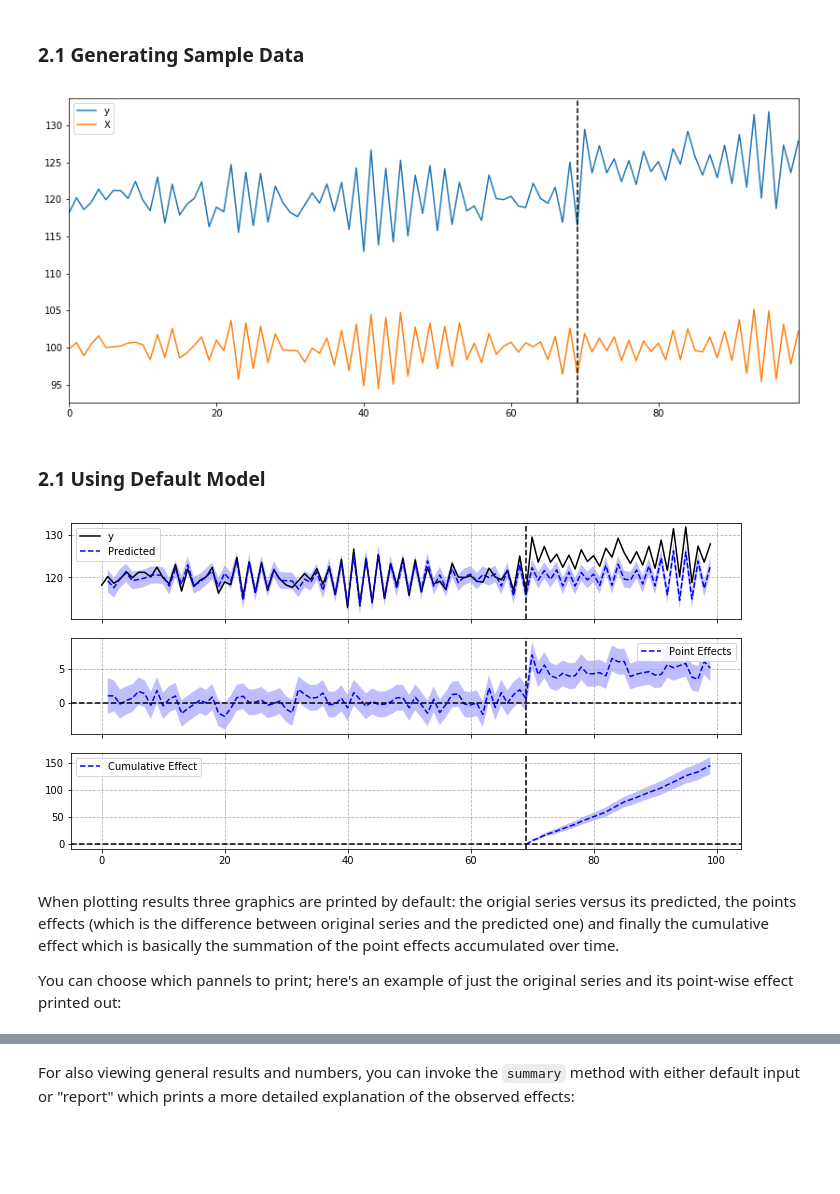
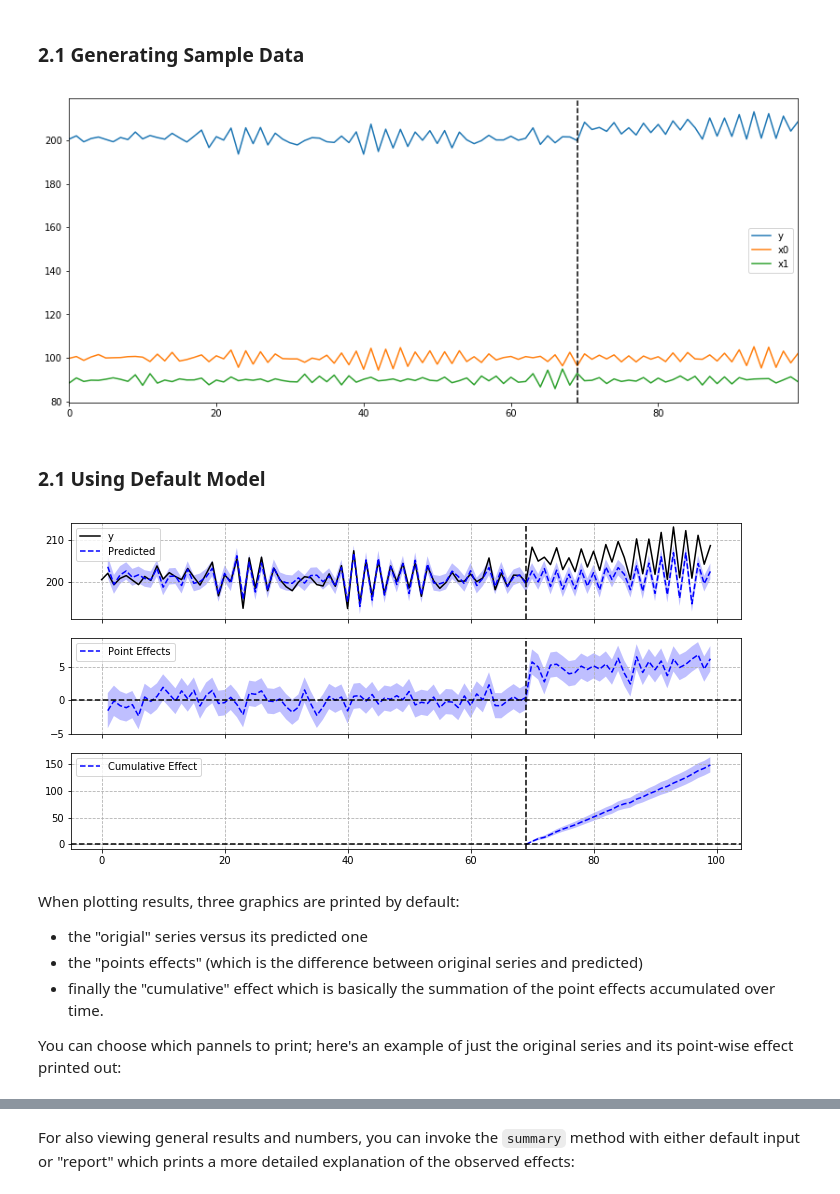
Before and after one commit to rikayi/causalimpact, a Jupyter notebook: examples/getting_started.ipynb, the cells around one changed output, grey strips where cells are left out. Drawn from its saved outputs; the diff is of its cells as text; code cells hidden in the pictures; blank space fills up the shorter version.

Commit message:
Adding Multivariate Data to Example Notebook (#29)

```diff
--- a/examples/getting_started.ipynb
+++ b/examples/getting_started.ipynb
@@ -48,26 +48,27 @@ The parameter $\epsilon_t$ models noise related to measuring $y_t$ and it follow
 # %%
 # This is an example presented in Google's R code.
 import numpy as np
 import pandas as pd
 from statsmodels.tsa.arima_process import ArmaProcess
 from causalimpact import CausalImpact
 
 
 np.random.seed(12345)
 ar = np.r_[1, 0.9]
 ma = np.array([1])
 arma_process = ArmaProcess(ar, ma)
 
-X = 100 + arma_process.generate_sample(nsample=100)
-y = 1.2 * X + np.random.normal(size=100)
+x0 = 100 + arma_process.generate_sample(nsample=100)
+x1 = 90 + arma_process.generate_sample(nsample=100)
+y = 1.2 * x0 + 0.9 * x1 + np.random.normal(size=100)
 y[70:] += 5
-data = pd.DataFrame({'X': X, 'y': y}, columns=['y', 'X'])
+data = pd.DataFrame({'x0': x0, 'x1': x1, 'y': y}, columns=['y', 'x0', 'x1'])
 
 data.plot()
 plt.axvline(69, linestyle='--', color='k')
 plt.legend();
 # %% [output]
-[figure, old version]
+[figure, new version]
 # %% [markdown]
 ### 2.1 Using Default Model
 # %%
@@ -81,9 +82,12 @@ ci = CausalImpact(data, pre_period, post_period)
 # %%
 ci.plot(figsize=(12, 6))
 # %% [output]
-[figure, old version]
+[figure, new version]
 # %% [markdown]
-When plotting results three graphics are printed by default: the origial series versus its predicted, the points effects (which is the difference between original series and the predicted one) and finally the cumulative effect which is basically the summation of the point effects accumulated over time.
+When plotting results, three graphics are printed by default:
+  - the "origial" series versus its predicted one
+  - the "points effects" (which is the difference between original series and predicted)
+  - finally the "cumulative" effect which is basically the summation of the point effects accumulated over time.
 
 You can choose which pannels to print; here's an example of just the original series and its point-wise effect printed out:
 # %%
```
Also changed, not shown: parts of 21 cells of this notebook.
